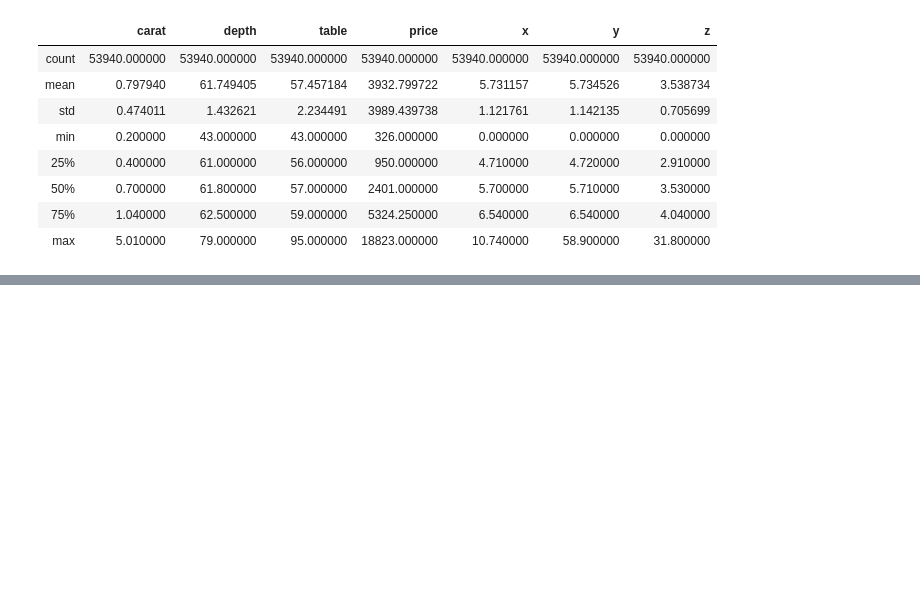
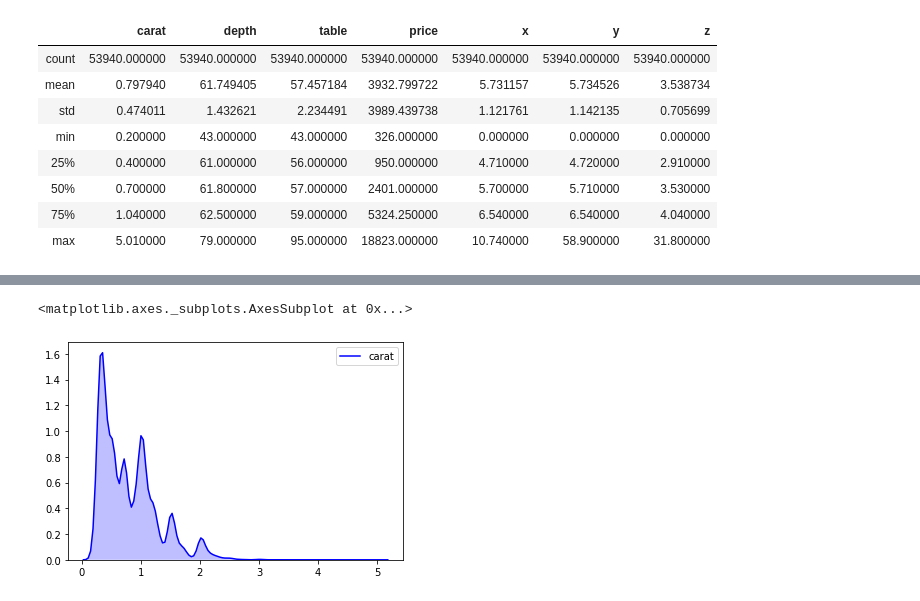
Before and after one commit to AnnaLenaStoe/Diamonds, a Jupyter notebook: diamonds.ipynb, the cells around one changed output, grey strips where cells are left out. Saved outputs shown, nothing was run; the diff lists cells and outputs as text; code cells hidden in the pictures; blank space fills up the shorter version.

```diff
--- a/diamonds.ipynb
+++ b/diamonds.ipynb
@@ -100,3 +151,6 @@ sns.heatmap(diamond.corr())
 # %%
-#sns.kdeplot(diamond['carat'], shade=True , color='b')
+sns.kdeplot(diamond['carat'], shade=True , color='b')
+# %% [output]
+<matplotlib.axes._subplots.AxesSubplot at 0x...>
+[figure, added]
 # %%
```
Also changed, not shown: parts of 31 cells of this notebook.
